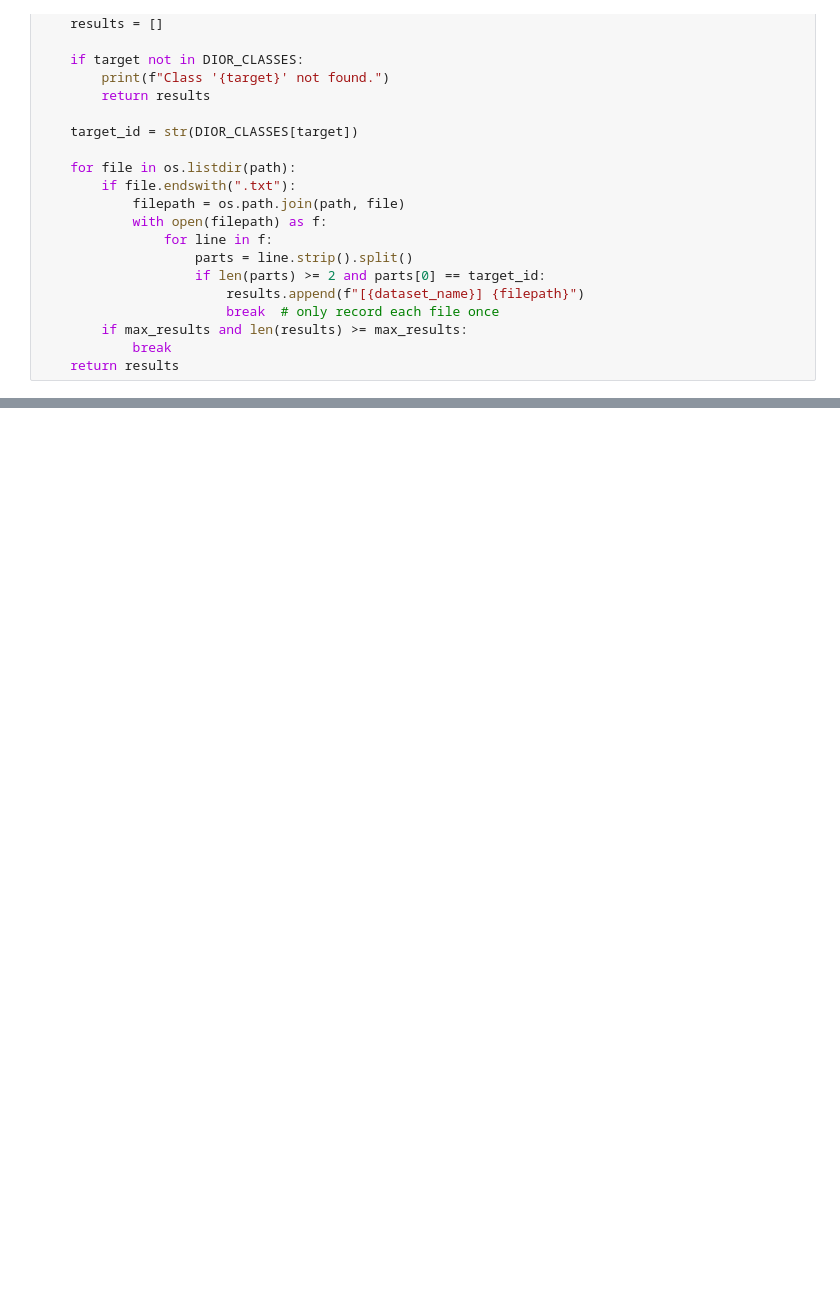
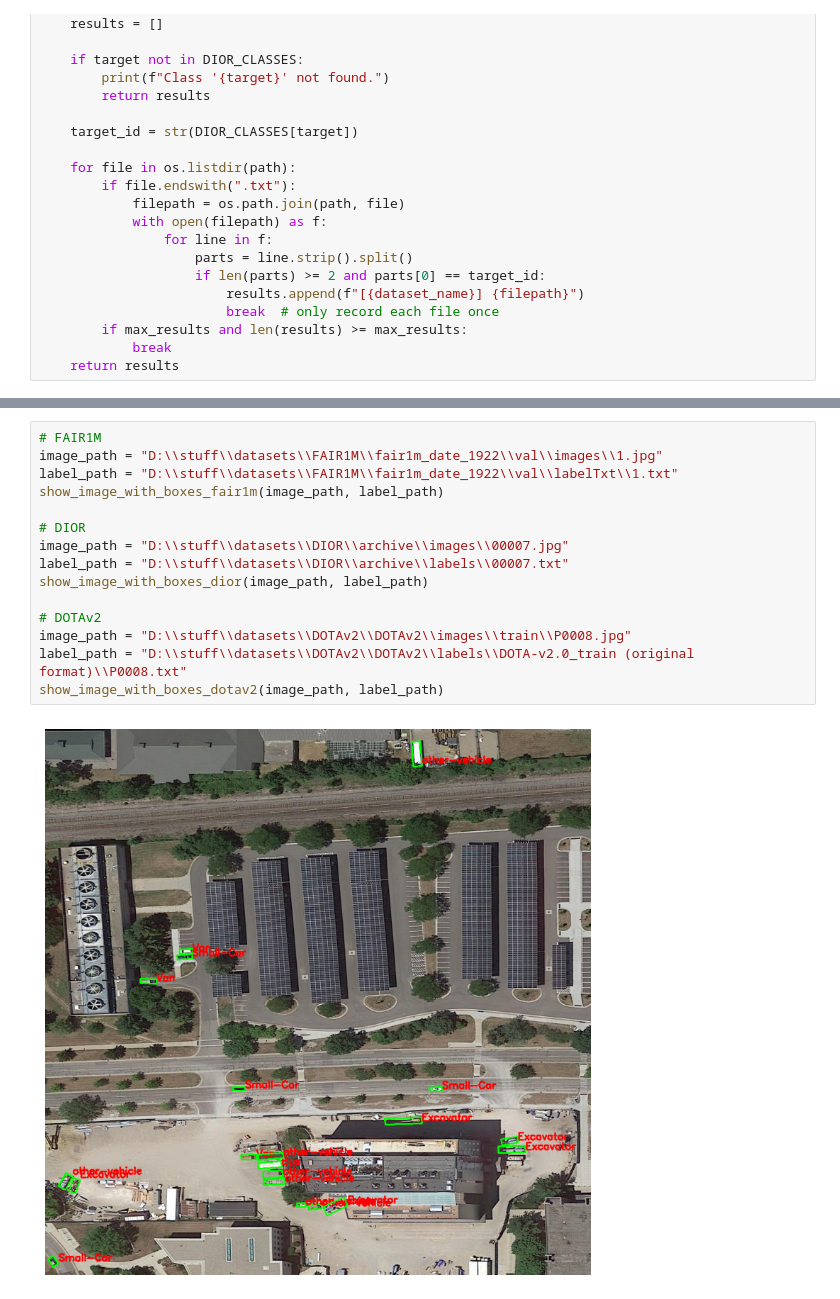
Before and after one commit to mateusz29/satellite-object-detection, a Jupyter notebook: notebooks/01_data_exploration.ipynb, the cells around one changed output, grey strips where cells are left out. Saved outputs shown, nothing was run; the diff lists cells and outputs as text; blank space fills up the shorter version.

Commit message:
Implement show_image_with_boxes functions

```diff
--- a/notebooks/01_data_exploration.ipynb
+++ b/notebooks/01_data_exploration.ipynb
@@ -216,0 +292,17 @@ FAIR1M:
+# %%
+# FAIR1M
+image_path = "D:\\stuff\\datasets\\FAIR1M\\fair1m_date_1922\\val\\images\\1.jpg"
+label_path = "D:\\stuff\\datasets\\FAIR1M\\fair1m_date_1922\\val\\labelTxt\\1.txt"
+show_image_with_boxes_fair1m(image_path, label_path)
+
+# DIOR
+image_path = "D:\\stuff\\datasets\\DIOR\\archive\\images\\00007.jpg"
+label_path = "D:\\stuff\\datasets\\DIOR\\archive\\labels\\00007.txt"
+show_image_with_boxes_dior(image_path, label_path)
+
+# DOTAv2
+image_path = "D:\\stuff\\datasets\\DOTAv2\\DOTAv2\\images\\train\\P0008.jpg"
+label_path = "D:\\stuff\\datasets\\DOTAv2\\DOTAv2\\labels\\DOTA-v2.0_train (original format)\\P0008.txt"
+show_image_with_boxes_dotav2(image_path, label_path)
+# %% [output]
+[figure, added]
```
Also changed, not shown: parts of 4 cells of this notebook, 2 other files.
